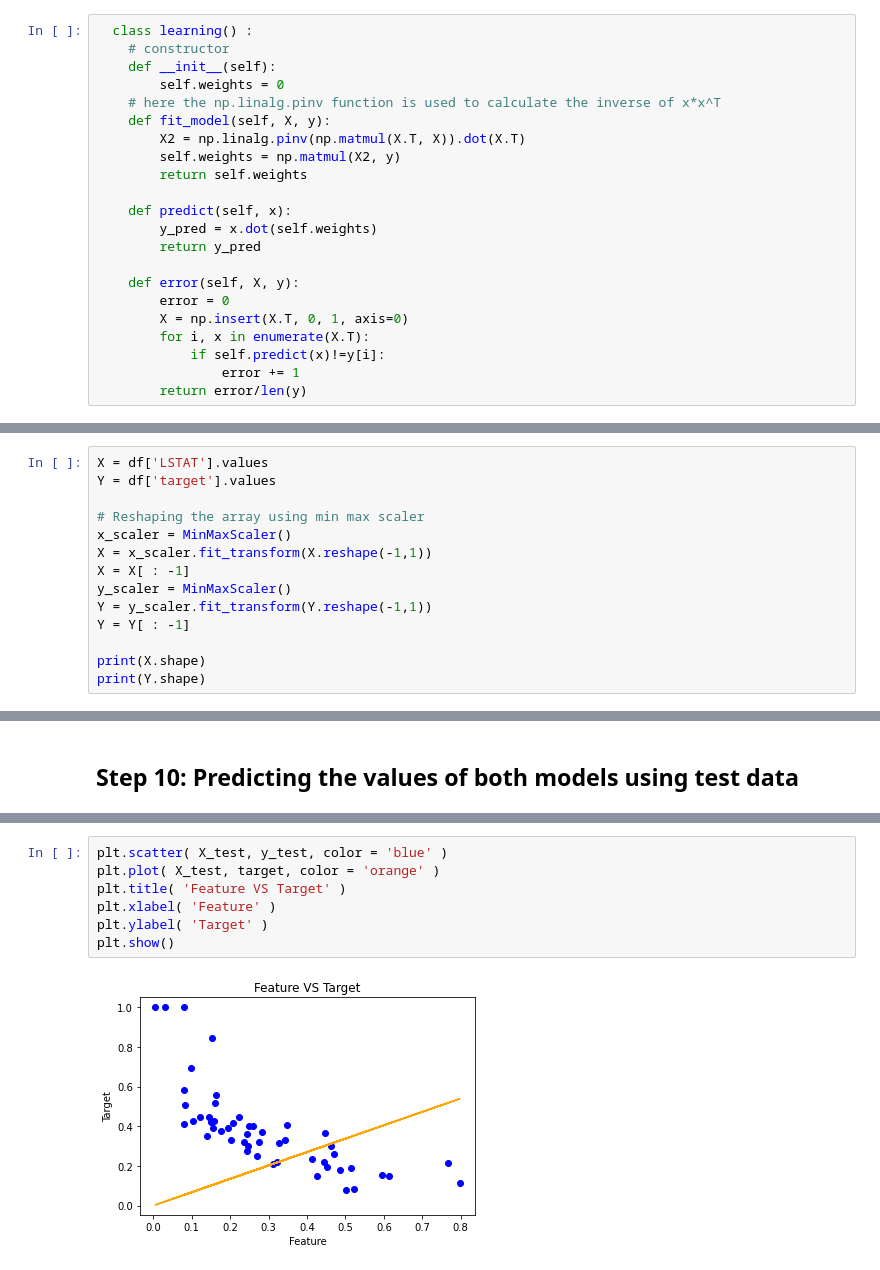
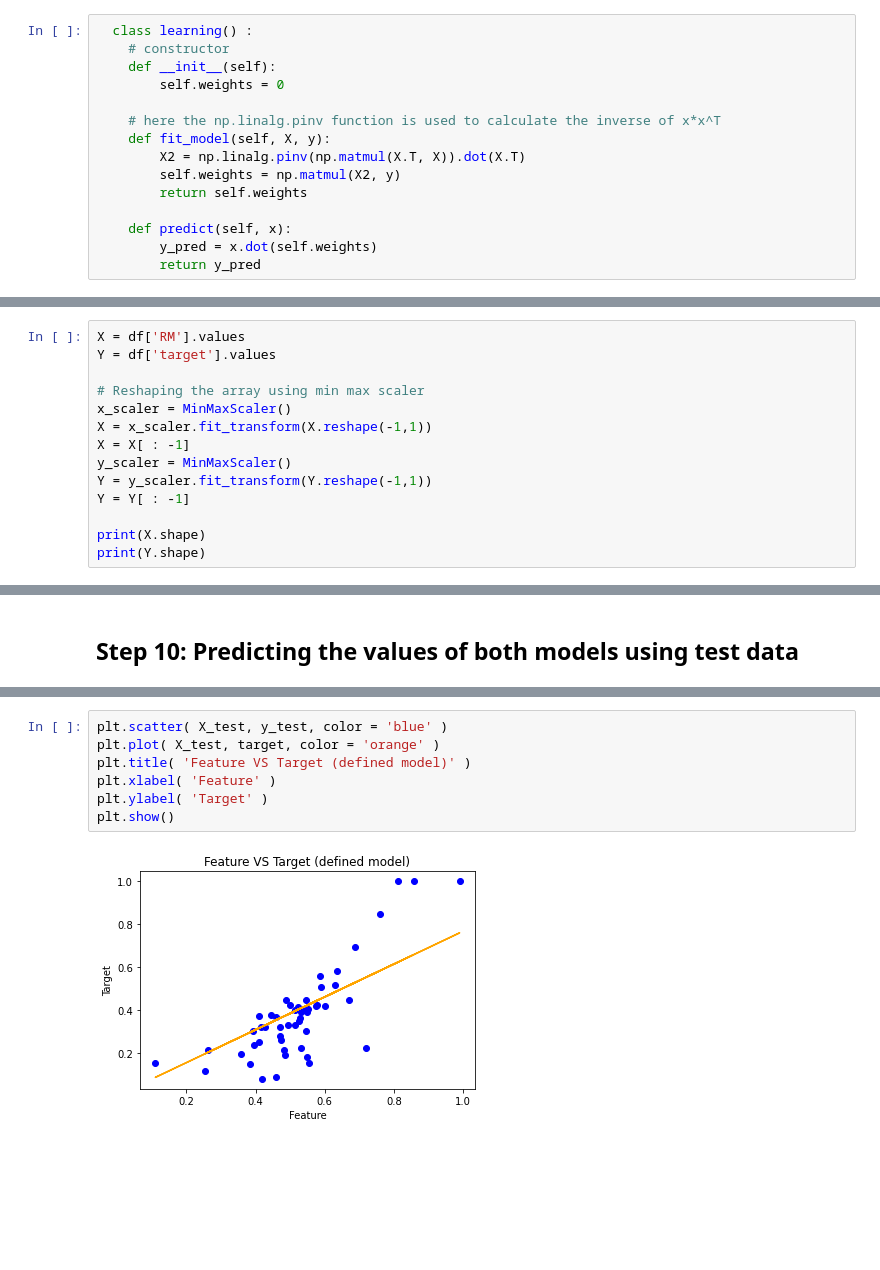
Before and after one commit to Jay0774/MACHINE-LEARNING, a Jupyter notebook: Linear Regression/Linear_Regression_using_pseudo_inverse.ipynb, the cells around one changed output, grey strips where cells are left out. Drawn from its saved outputs; the diff is of its cells as text; blank space fills up the shorter version.

```diff
--- a/Linear Regression/Linear_Regression_using_pseudo_inverse.ipynb
+++ b/Linear Regression/Linear_Regression_using_pseudo_inverse.ipynb
@@ -21,6 +21,7 @@ from sklearn.linear_model import LinearRegression
     # constructor
     def __init__(self):
         self.weights = 0
+
     # here the np.linalg.pinv function is used to calculate the inverse of x*x^T
     def fit_model(self, X, y):
         X2 = np.linalg.pinv(np.matmul(X.T, X)).dot(X.T)
@@ -30,14 +31,6 @@ from sklearn.linear_model import LinearRegression
     def predict(self, x):
         y_pred = x.dot(self.weights)
         return y_pred
-
-    def error(self, X, y):
-        error = 0
-        X = np.insert(X.T, 0, 1, axis=0)
-        for i, x in enumerate(X.T):
-            if self.predict(x)!=y[i]:
-                error += 1
-        return error/len(y)
 # %% [markdown]
 ## Step 4: Loading CSV File for dataset (For this i have used boston house price predicition dataset provided by sklearn)
 # %%
@@ -69,5 +62,5 @@ print(df.shape,df)
 # %%
-X = df['LSTAT'].values
+X = df['RM'].values
 Y = df['target'].values
 
 # Reshaping the array using min max scaler
@@ -154,12 +144,12 @@ print(target,target1,y_test)
 # %%
 plt.scatter( X_test, y_test, color = 'blue' )
 plt.plot( X_test, target, color = 'orange' )
-plt.title( 'Feature VS Target' )
+plt.title( 'Feature VS Target (defined model)' )
 plt.xlabel( 'Feature' )
 plt.ylabel( 'Target' )
 plt.show()
 # %% [output]
-[figure, old version]
+[figure, new version]
 # %%
 plt.scatter( X_test, y_test, color = 'blue' )
 plt.plot( X_test, target1, color = 'orange' )
```
Also changed, not shown: parts of 10 cells of this notebook, 7 other files.
